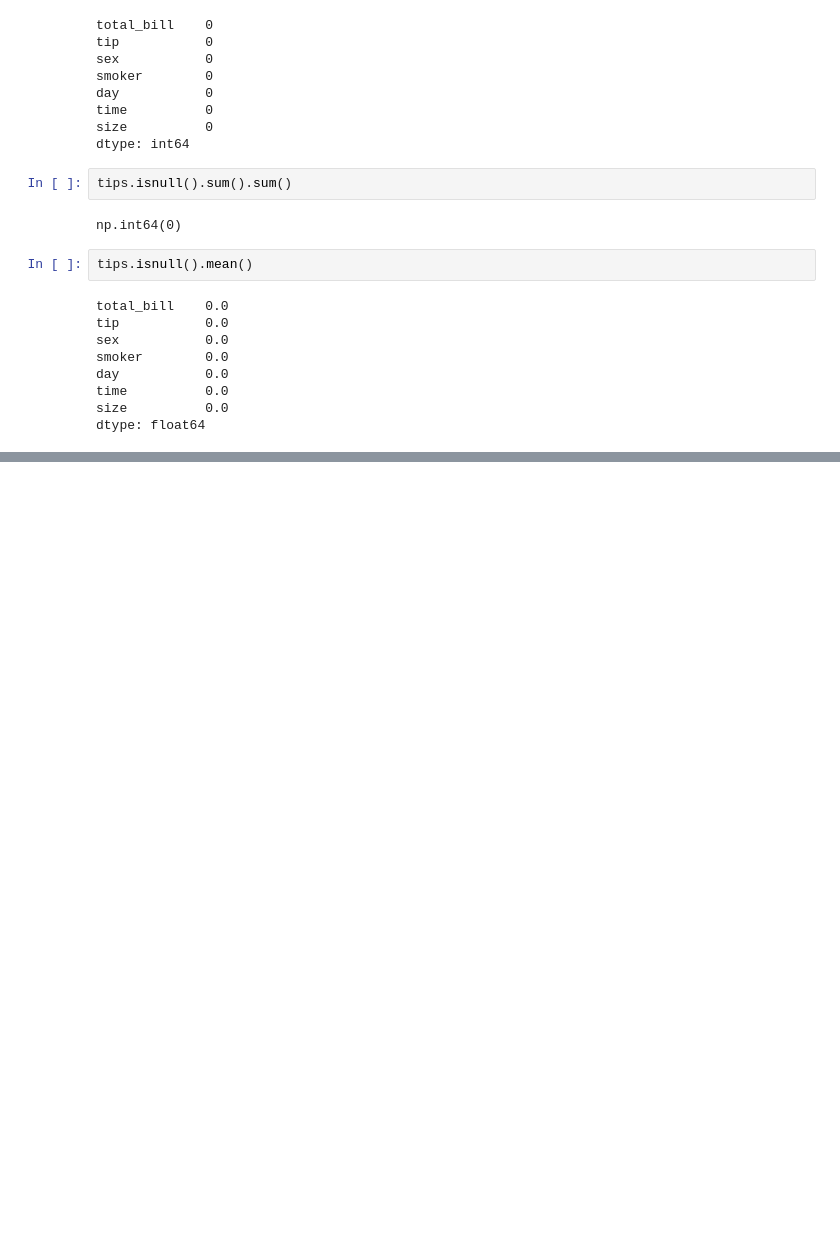
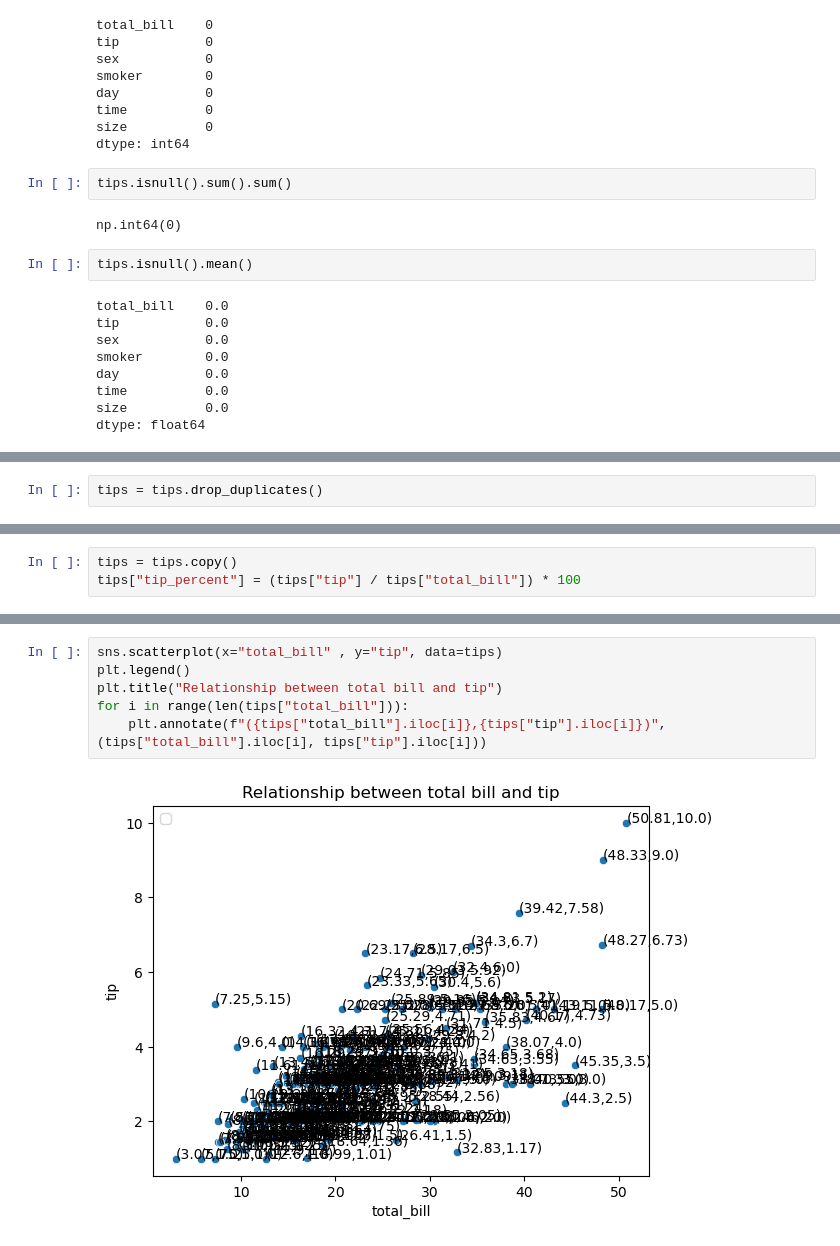
Before and after one commit to SaarthakDEV/data-science-python, a Jupyter notebook: case-study-1.ipynb, the cells around one changed output, grey strips where cells are left out. Cells and saved outputs as stored; diff of their text form; blank space fills up the shorter version.

```diff
--- a/case-study-1.ipynb
+++ b/case-study-1.ipynb
@@ -235,0 +300,2 @@ dtype: float64
+# %%
+tips = tips.drop_duplicates()
@@ -235,0 +322,3 @@ dtype: float64
+# %%
+tips = tips.copy()
+tips["tip_percent"] = (tips["tip"] / tips["total_bill"]) * 100
@@ -235,0 +349,8 @@ dtype: float64
+# %%
+sns.scatterplot(x="total_bill" , y="tip", data=tips)
+plt.legend()
+plt.title("Relationship between total bill and tip")
+for i in range(len(tips["total_bill"])):
+    plt.annotate(f"({tips["total_bill"].iloc[i]},{tips["tip"].iloc[i]})", (tips["total_bill"].iloc[i], tips["tip"].iloc[i]))
+# %% [output]
+[figure, added]
```
Also changed, not shown: parts of 17 cells of this notebook.
